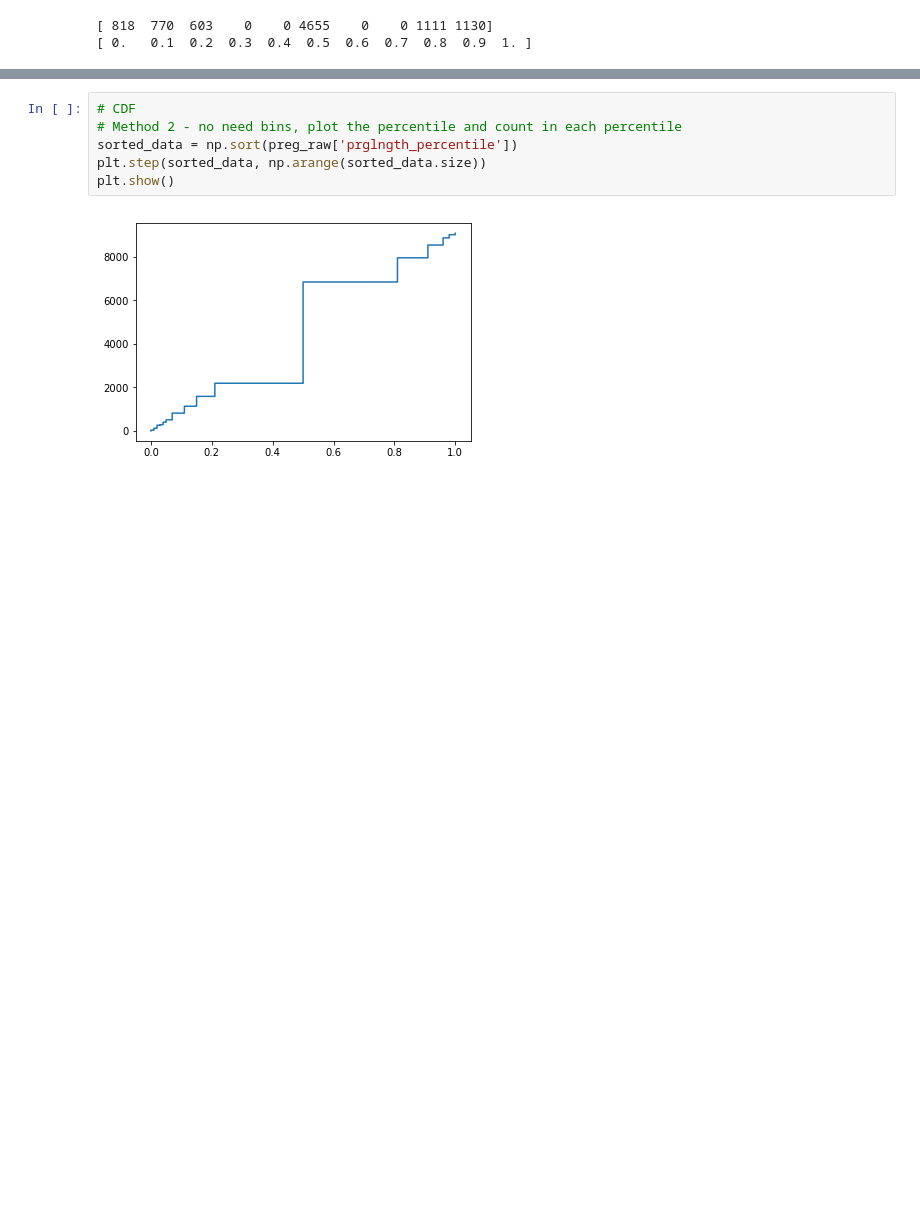
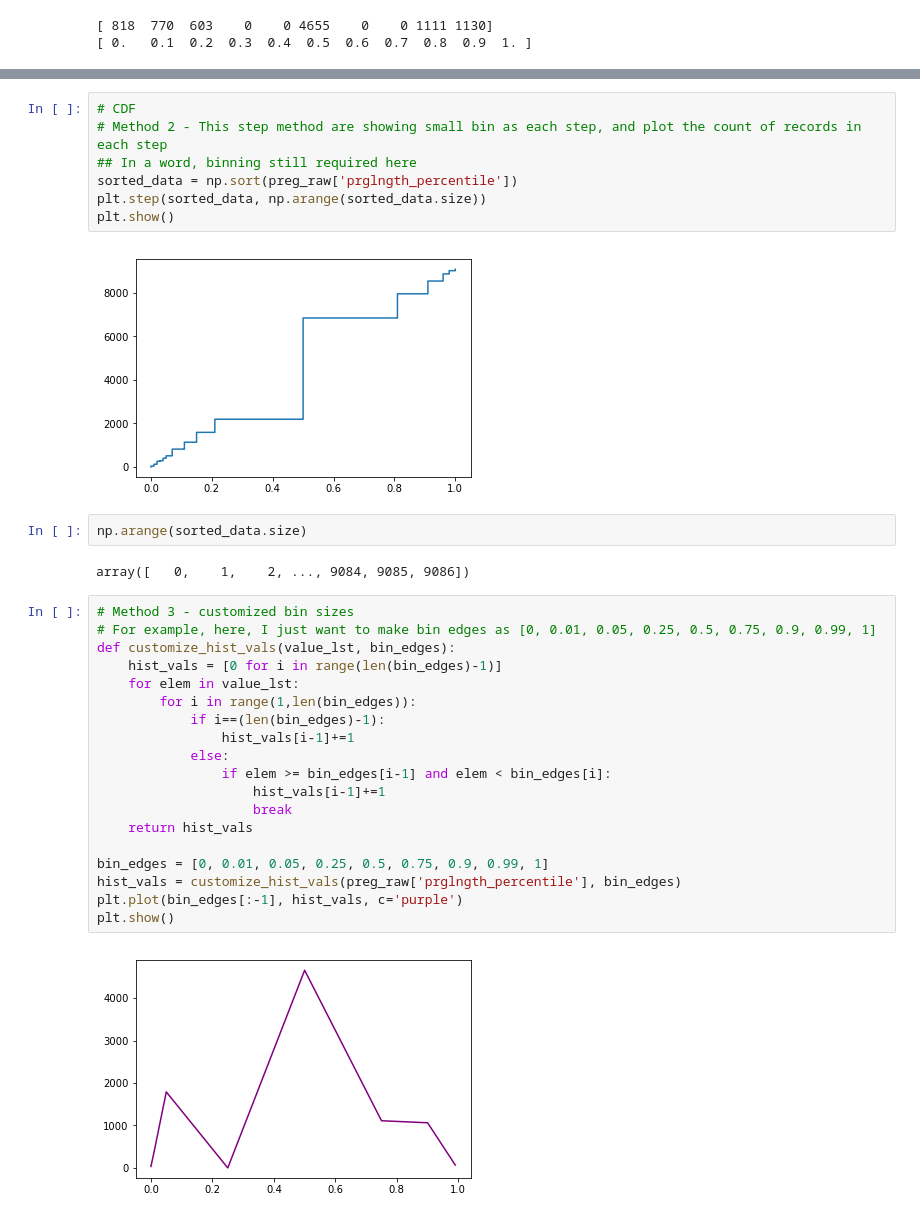
Before and after one commit to hanhanwu/Hanhan_Data_Science_Practice, a Jupyter notebook: Applied_Statistics/thinkstats_chapter3.ipynb, the cells around one changed output, grey strips where cells are left out. Cells and saved outputs as stored; diff of their text form; blank space fills up the shorter version.

```diff
--- a/Applied_Statistics/thinkstats_chapter3.ipynb
+++ b/Applied_Statistics/thinkstats_chapter3.ipynb
@@ -57,8 +57,34 @@ plt.show()
 # %%
 # CDF
-# Method 2 - no need bins, plot the percentile and count in each percentile
+# Method 2 - This step method are showing small bin as each step, and plot the count of records in each step
+## In a word, binning still required here
 sorted_data = np.sort(preg_raw['prglngth_percentile'])
 plt.step(sorted_data, np.arange(sorted_data.size))
 plt.show()
 # %% [output]
 [figure]
+# %%
+np.arange(sorted_data.size)
+# %% [output]
+array([   0,    1,    2, ..., 9084, 9085, 9086])
+# %%
+# Method 3 - customized bin sizes
+# For example, here, I just want to make bin edges as [0, 0.01, 0.05, 0.25, 0.5, 0.75, 0.9, 0.99, 1]
+def customize_hist_vals(value_lst, bin_edges):
+    hist_vals = [0 for i in range(len(bin_edges)-1)]
+    for elem in value_lst:
+        for i in range(1,len(bin_edges)):
+            if i==(len(bin_edges)-1):
+                hist_vals[i-1]+=1
+            else:
+                if elem >= bin_edges[i-1] and elem < bin_edges[i]:
+                    hist_vals[i-1]+=1
+                    break
+    return hist_vals
+
+bin_edges = [0, 0.01, 0.05, 0.25, 0.5, 0.75, 0.9, 0.99, 1]
+hist_vals = customize_hist_vals(preg_raw['prglngth_percentile'], bin_edges)
+plt.plot(bin_edges[:-1], hist_vals, c='purple')
+plt.show()
+# %% [output]
+[figure, added]
```
Also changed, not shown: parts of 12 cells of this notebook.
